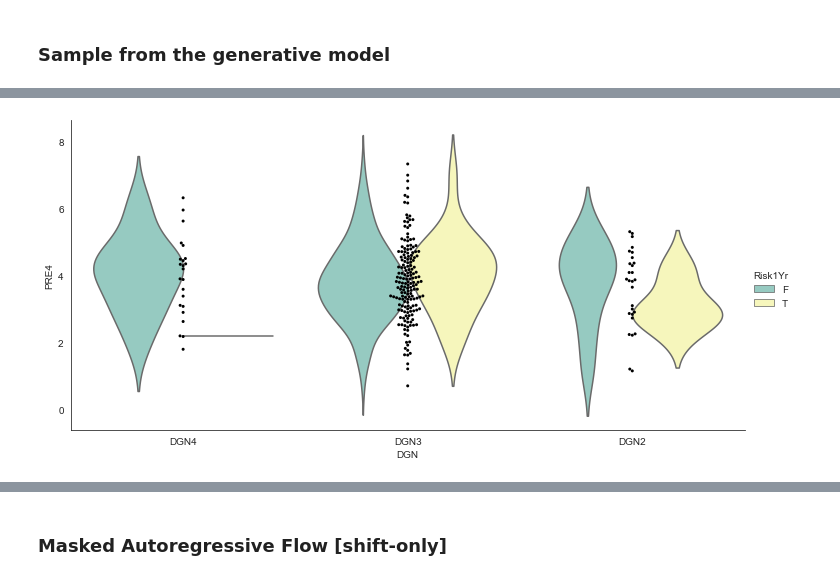
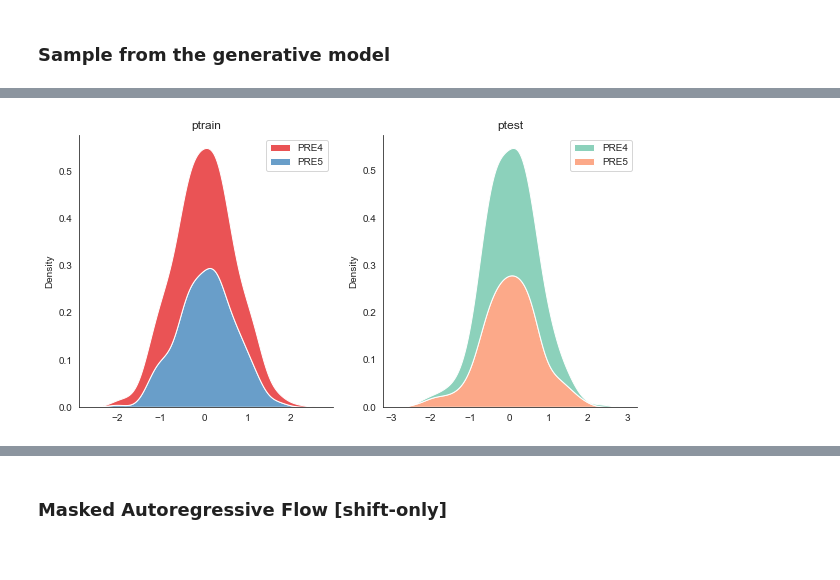
Before and after one commit to kgkeklikci/Normalizing-Flows, a Jupyter notebook: beta-vae-normalizing-flows/thoracic-surgery/beta-vae-maf-thoracic-surgery-shift-only_v1.1.ipynb, the cells around one changed output, grey strips where cells are left out. Cells and saved outputs as stored; diff of their text form; code cells hidden in the pictures.

Commit message:
correct CI and densities for maf[shift-only included]

```diff
--- a/beta-vae-normalizing-flows/thoracic-surgery/beta-vae-maf-thoracic-surgery-shift-only_v1.1.ipynb
+++ b/beta-vae-normalizing-flows/thoracic-surgery/beta-vae-maf-thoracic-surgery-shift-only_v1.1.ipynb
@@ -278,7 +281,7 @@ plt.show()
 # %% [markdown]
 ### Sample from the generative model
 # %%
-X_train_sample = encoder(X_train.to_numpy()).sample()
+X_train_sample = decoder(X_train.to_numpy()).sample()
 X_train_sample = pd.DataFrame(X_train_sample.numpy(), columns=X_test.columns)
 # %%
 X_train_sample.head()
@@ -292,8 +295,6 @@ X_train_sample.head()
 # %%
-# propogate back from the pipeline
-# training data -- reverse standardization
-
-X_train_sample = pd.DataFrame(scaler.inverse_transform(X_train_sample.to_numpy()), columns=X_train.columns)
-X_train_sample.head()
+X_test_sample = decoder(X_test.to_numpy()).sample()
+X_test_sample = pd.DataFrame(X_test_sample.numpy(), columns=X_test.columns)
+X_test_sample.head()
 # %% [output]
 |  | PRE4 | PRE5 |
@@ -305,9 +306,6 @@ X_train_sample.head()
 # %%
-# propogate back from the pipeline
-# testing data -- reverse standardization
+y_train.reset_index(drop=True,inplace=True)
+y_test.reset_index(drop=True,inplace=True) # for concatenation
 
-X_test_sample = encoder(X_test.to_numpy()).sample()
-X_test_sample = pd.DataFrame(X_test_sample.numpy(), columns=X_test.columns)
-
-X_test_sample = pd.DataFrame(scaler.inverse_transform(X_test_sample.to_numpy()), columns=X_test.columns)
-X_test_sample.head()
+X_train_sample['Risk1Yr'] = y_train
+X_train_sample['DGN'] = X_train_copy['DGN']
@@ -321,12 +312,9 @@ X_test_sample.head()
-# %%
-y_train.reset_index(drop=True,inplace=True)
-y_test.reset_index(drop=True,inplace=True) # for concatenation
-
-X_train_sample['Risk1Yr'] = y_train
-X_train_sample['DGN'] = X_train_prior[...,0]
 # %%
-g = sns.catplot(x='DGN', y='PRE4', kind="violin", hue='Risk1Yr', data=X_train_sample, inner=None, legend_out=True, doge=True, palette='Set3', aspect=2, ci=95)
-sns.swarmplot(x="DGN", y='PRE4', color="k", size=3, data=X_train_sample, ax=g.ax)
+f, axs = plt.subplots(1,2, figsize=(10,5))
+sns.kdeplot(data=X_train_sample, ax=axs[0], multiple="stack", palette='Set1').set_title('ptrain')
+sns.kdeplot(data=X_test_sample, ax=axs[1], multiple="stack", palette='Set2').set_title('ptest')
+f = f.get_figure()
 sns.despine()
+f.savefig(os.getcwd() + '/maf-results/shift-only/p.jpeg')
 # %% [output]
-[figure, old version]
+[figure, new version]
```
Also changed, not shown: parts of 39 cells of this notebook, 7 other files.
